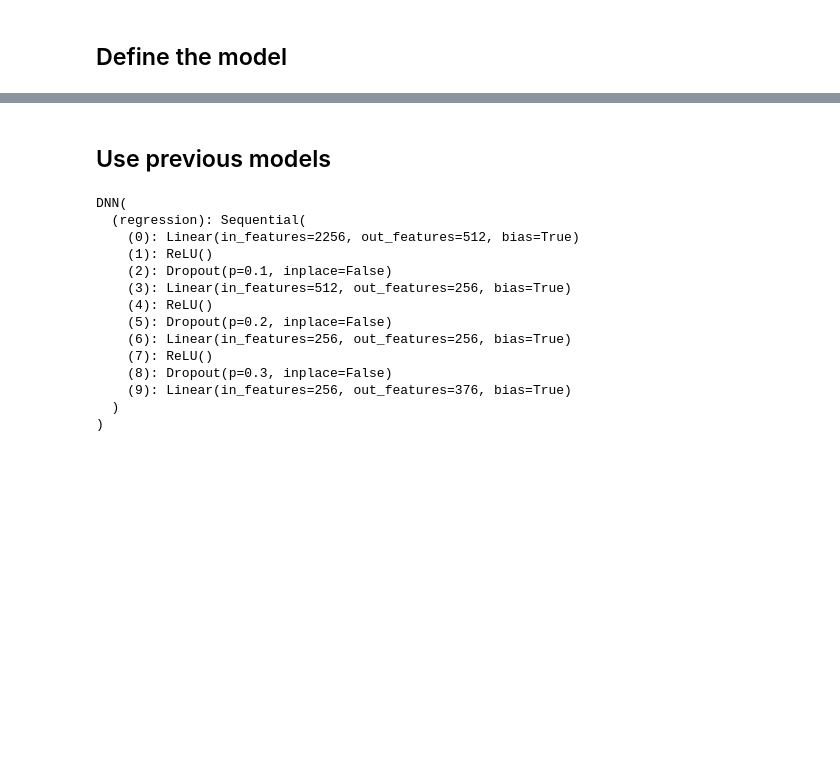
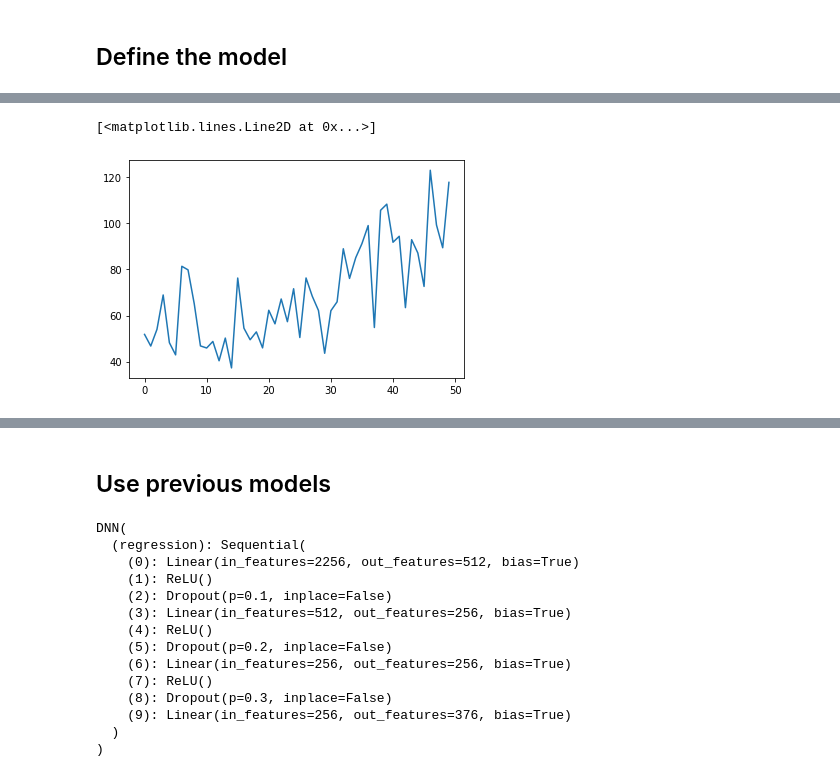
Before and after one commit to AdrienBq/Turbulence, a Jupyter notebook: explo/simple_dnn.ipynb, the cells around one changed output, grey strips where cells are left out. Drawn from its saved outputs; the diff is of its cells as text; code cells hidden in the pictures; blank space fills up the shorter version.

```diff
--- a/explo/simple_dnn.ipynb
+++ b/explo/simple_dnn.ipynb
@@ -142,3 +161,8 @@ KeyboardInterrupt:
+# %%
+plt.plot(test_losses)
+# %% [output]
+[<matplotlib.lines.Line2D at 0x...>]
+[figure, added]
 # %%
 # test the model
 
```
Also changed, not shown: parts of 19 cells of this notebook, 2 other files.
